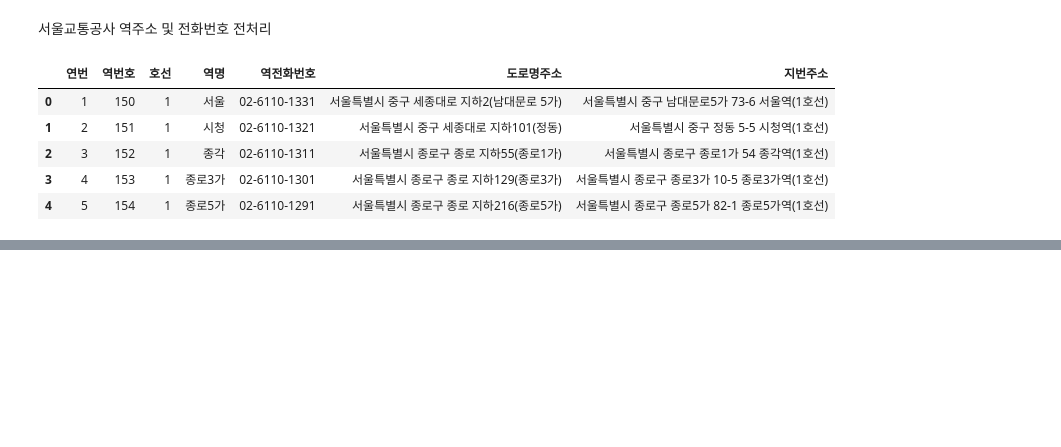
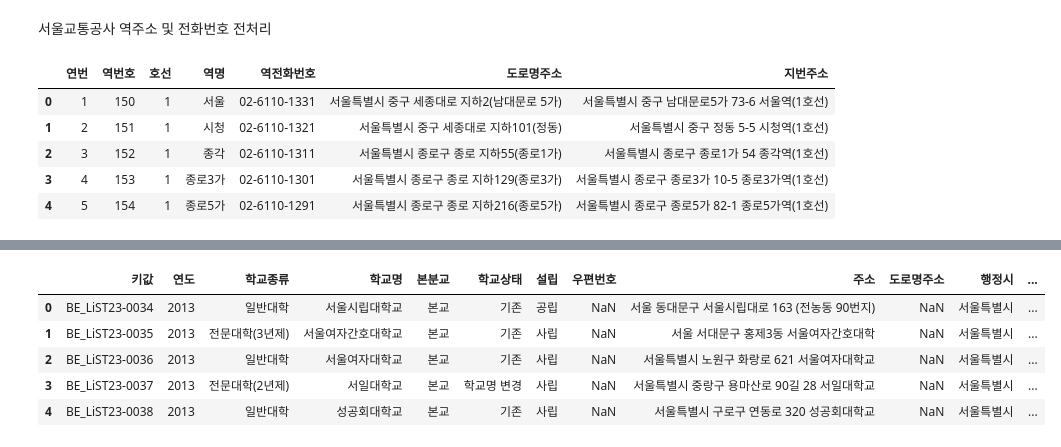
Before and after one commit to b00kkk/bikeseoul, a Jupyter notebook: seoulbike_processing.ipynb, the cells around one changed output, grey strips where cells are left out. Saved outputs shown, nothing was run; the diff lists cells and outputs as text; code cells hidden in the pictures; blank space fills up the shorter version.

```diff
--- a/seoulbike_processing.ipynb
+++ b/seoulbike_processing.ipynb
@@ -281,0 +358,11 @@ subway.to_csv('subway.csv',index=False)
+# %%
+university=pd.read_csv('/content/서울시 대학 및 전문대학 DB 정보 (한국어).csv',encoding='cp949')
+# %%
+university.head()
+# %% [output]
+|  | 키값 | 연도 | 학교종류 | 학교명 | 본분교 | 학교상태 | 설립 | 우편번호 | 주소 | 도로명주소 | 행정시 | ... |
+| 0 | BE_LiST23-0034 | 2013 | 일반대학 | 서울시립대학교 | 본교 | 기존 | 공립 | NaN | 서울 동대문구 서울시립대로 163 (전농동 90번지) | NaN | 서울특별시 | ... |
+| 1 | BE_LiST23-0035 | 2013 | 전문대학(3년제) | 서울여자간호대학교 | 본교 | 기존 | 사립 | NaN | 서울 서대문구 홍제3동 서울여자간호대학 | NaN | 서울특별시 | ... |
+| 2 | BE_LiST23-0036 | 2013 | 일반대학 | 서울여자대학교 | 본교 | 기존 | 사립 | NaN | 서울특별시 노원구 화랑로 621 서울여자대학교 | NaN | 서울특별시 | ... |
+| 3 | BE_LiST23-0037 | 2013 | 전문대학(2년제) | 서일대학교 | 본교 | 학교명 변경 | 사립 | NaN | 서울특별시 중랑구 용마산로 90길 28 서일대학교 | NaN | 서울특별시 | ... |
+| 4 | BE_LiST23-0038 | 2013 | 일반대학 | 성공회대학교 | 본교 | 기존 | 사립 | NaN | 서울특별시 구로구 연동로 320 성공회대학교 | NaN | 서울특별시 | ... |
```
Also changed, not shown: parts of 16 cells of this notebook.
